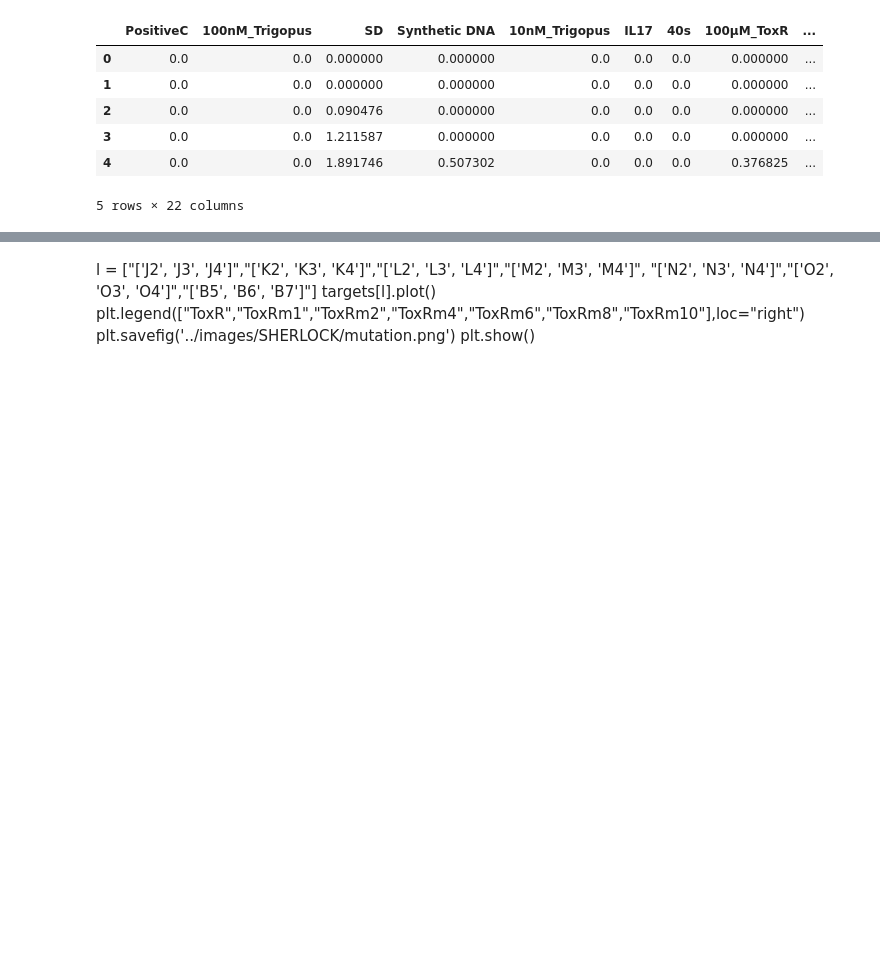
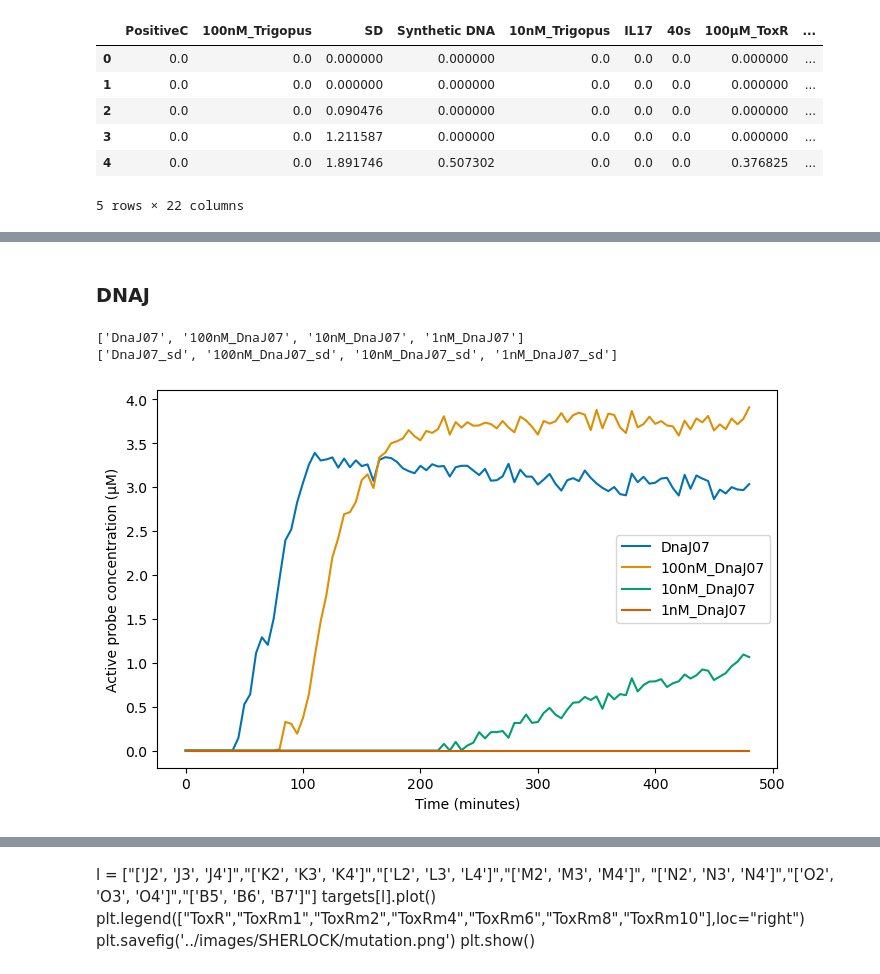
Before and after one commit to NessLfy/iGEM, a Jupyter notebook: scripts/SHERLOCK_all_targets.ipynb, the cells around one changed output, grey strips where cells are left out. Cells and saved outputs as stored; diff of their text form; code cells hidden in the pictures; blank space fills up the shorter version.

```diff
--- a/scripts/SHERLOCK_all_targets.ipynb
+++ b/scripts/SHERLOCK_all_targets.ipynb
@@ -154,0 +195,25 @@ plt.show()
+# %% [markdown]
+### DNAJ
+# %%
+dnaj = [x for x in targets if "DnaJ07" in x  and "_sd" not in x ]
+print(dnaj)
+
+sd_dnaj = [x for x in targets if "DnaJ07" in x  and "_sd" in x]
+print(sd_dnaj)
+
+counter = 0
+
+for i in dnaj:
+    sns.lineplot(targets.Time,targets[i],label=i)
+    #plt.errorbar(targets.Time,targets[i],yerr=targets[sd_dnaj[counter]],label=i)
+    counter+=1
+
+plt.ylabel("Active probe concentration (µM)")
+plt.xlabel("Time (minutes)")
+plt.legend()
+plt.savefig(path+'DnaJ_dilution.png',dpi=300)
+plt.show()
+# %% [output]
+['DnaJ07', '100nM_DnaJ07', '10nM_DnaJ07', '1nM_DnaJ07']
+['DnaJ07_sd', '100nM_DnaJ07_sd', '10nM_DnaJ07_sd', '1nM_DnaJ07_sd']
+[figure, added]
```
Also changed, not shown: parts of 17 cells of this notebook, 18 other files.
